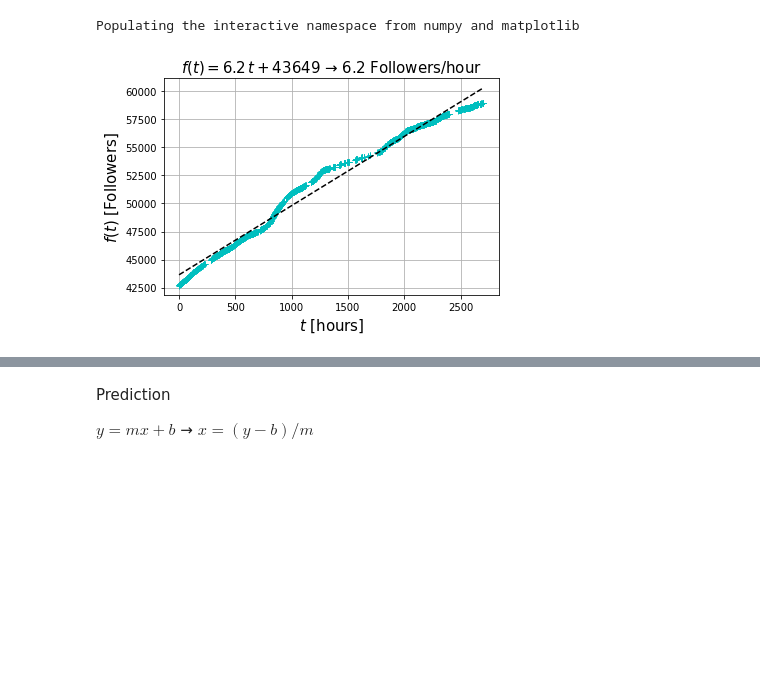
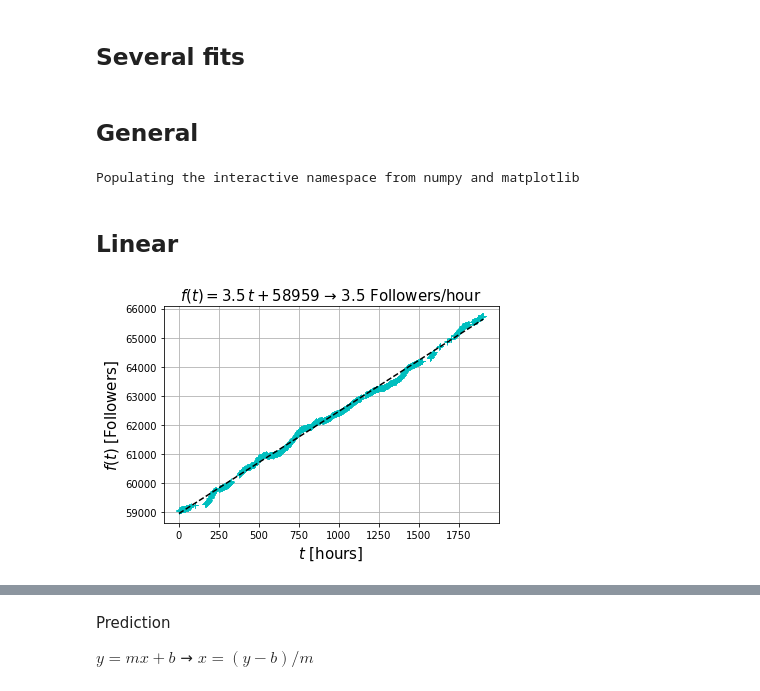
Before and after one commit to restrepo/instagram, a Jupyter notebook: analysis.ipynb, the cells around one changed output, grey strips where cells are left out. Cells and saved outputs as stored; diff of their text form; code cells hidden in the pictures; blank space fills up the shorter version.

```diff
--- a/analysis.ipynb
+++ b/analysis.ipynb
@@ -1,3 +1,7 @@
+# %% [markdown]
+## Several fits
+# %% [markdown]
+## General
 # %%
 import pandas as pd
 from scipy import optimize
@@ -10,23 +11,29 @@ def line(x,m,b):
+# %% [markdown]
+## Linear
 # %%
+def line(x,m,b):
+    return m*x+b
+
 df=pd.read_json('followers.json')
+df=df.iloc[-1500:].reset_index(drop=True)
 #df=df[-20:].reset_index(drop=True)
 
 #df['hours']=df['date_time'].apply(lambda t: (t-df.loc[0,'date_time']).seconds/3600  )
 df['hours']=df['date_time'].apply(lambda t: (t.timestamp()-df.loc[0,'date_time'].timestamp())/3600  )
 #df=df[df['hours']>850].reset_index(drop=True)
 
 plt.plot(df['hours'],df['followers'],'c+')
 
 #Fit:
 l,le=optimize.curve_fit(line,df['hours'],df['followers'],p0=[8,40000])
 m,b=l
 plt.plot(df['hours'],line(df['hours'],m,b),linestyle='--',color='k')
 plt.title('$f(t)=%s\\,t+%s$ → %s Followers/hour' %(round(m,1),int(b),round(m,1)),fontsize=15)
 plt.xlabel('$t$ [hours]',size=15)
 plt.ylabel('$f(t)$ [Followers]',size=15)
 plt.grid()
 plt.savefig('followers.png')
 # %% [output]
-[figure, old version]
+[figure, new version]
 # %%
 df['Δf']=[0]+list(df.followers.values[1:]-df.followers.values[:-1])
```
Also changed, not shown: parts of 27 cells of this notebook, 2 other files.
